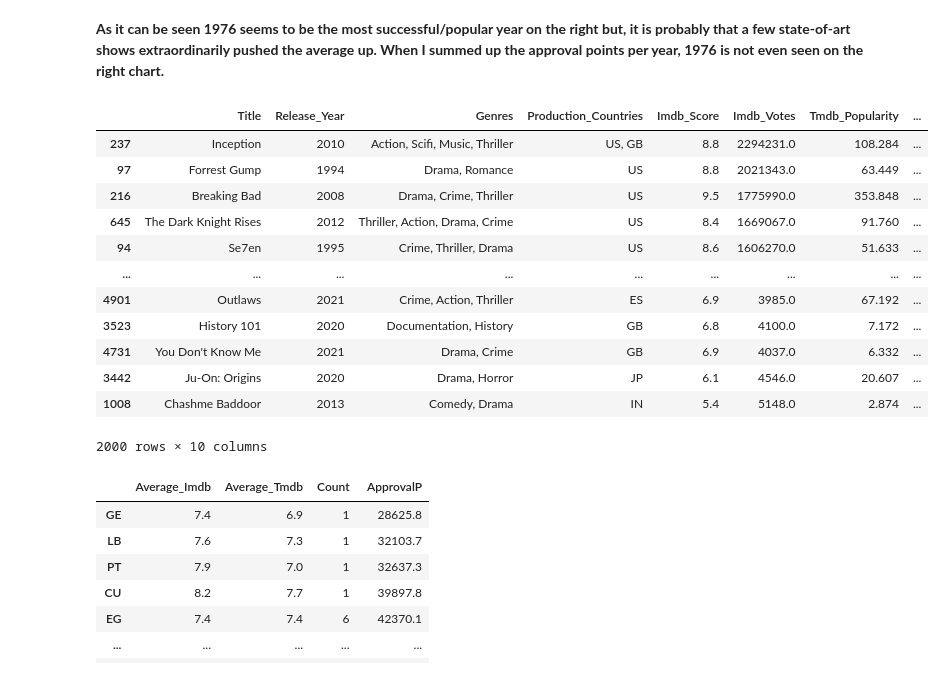
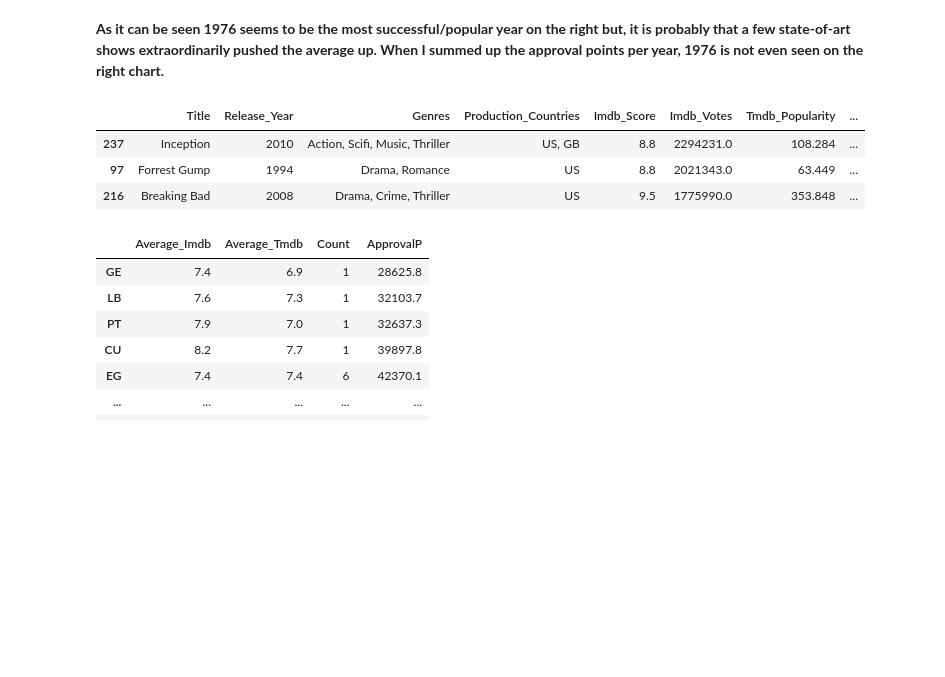
Before and after one commit to YusufGulcan/Netflix-Data-Analysis, a Jupyter notebook: netflix-shows-movies-analysis.ipynb, the cells around one changed output. Drawn from its saved outputs; the diff is of its cells as text; code cells hidden in the pictures; blank space fills up the shorter version.

```diff
--- a/netflix-shows-movies-analysis.ipynb
+++ b/netflix-shows-movies-analysis.ipynb
@@ -349,21 +353,12 @@ Text(0.5, 1.0, 'Sum of Approval Points Per Year')
 # %% [markdown]
 **As it can be seen 1976 seems to be the most successful/popular year on the right but, it is probably that a few state-of-art shows extraordinarily pushed the average up. When I summed up the approval points per year, 1976 is not even seen on the right chart.**
 # %%
-df1
+df1.head(3)
 # %% [output]
 |  | Title | Release_Year | Genres | Production_Countries | Imdb_Score | Imdb_Votes | Tmdb_Popularity | ... |
 | 237 | Inception | 2010 | Action, Scifi, Music, Thriller | US, GB | 8.8 | 2294231.0 | 108.284 | ... |
 | 97 | Forrest Gump | 1994 | Drama, Romance | US | 8.8 | 2021343.0 | 63.449 | ... |
 | 216 | Breaking Bad | 2008 | Drama, Crime, Thriller | US | 9.5 | 1775990.0 | 353.848 | ... |
-| 645 | The Dark Knight Rises | 2012 | Thriller, Action, Drama, Crime | US | 8.4 | 1669067.0 | 91.760 | ... |
-| 94 | Se7en | 1995 | Crime, Thriller, Drama | US | 8.6 | 1606270.0 | 51.633 | ... |
-| ... | ... | ... | ... | ... | ... | ... | ... | ... |
-| 4901 | Outlaws | 2021 | Crime, Action, Thriller | ES | 6.9 | 3985.0 | 67.192 | ... |
-| 3523 | History 101 | 2020 | Documentation, History | GB | 6.8 | 4100.0 | 7.172 | ... |
-| 4731 | You Don't Know Me | 2021 | Drama, Crime | GB | 6.9 | 4037.0 | 6.332 | ... |
-| 3442 | Ju-On: Origins | 2020 | Drama, Horror | JP | 6.1 | 4546.0 | 20.607 | ... |
-| 1008 | Chashme Baddoor | 2013 | Comedy, Drama | IN | 5.4 | 5148.0 | 2.874 | ... |
-2000 rows × 10 columns
 # %%
 countryy = ''
 for line in df1.Production_Countries:
```
Also changed, not shown: parts of 8 cells of this notebook.
